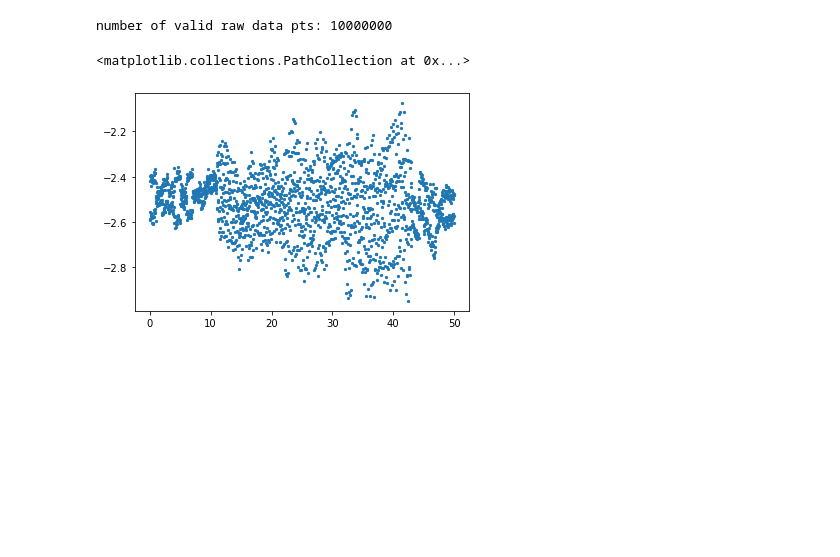
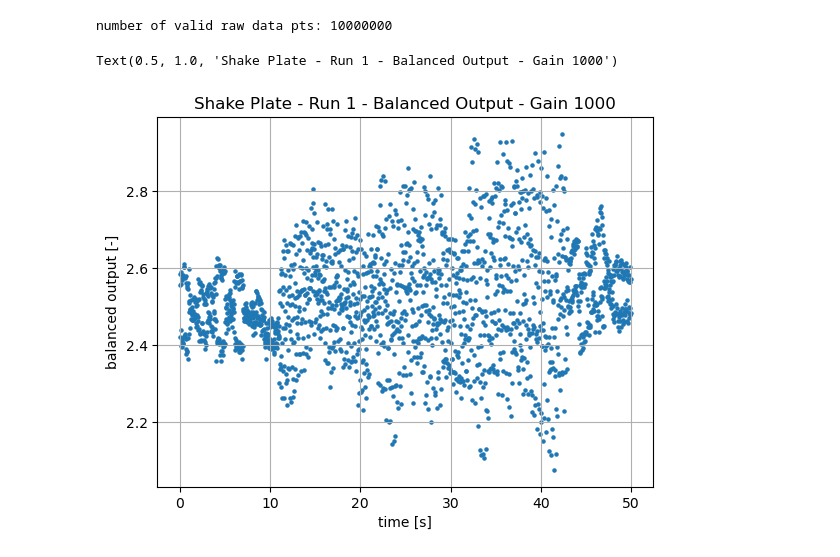
Before and after one commit to zzhou292/optic_sensing, a Jupyter notebook: new set/20230215-0005/process.ipynb, the cells around one changed output. Drawn from its saved outputs; the diff is of its cells as text; code cells hidden in the pictures; blank space fills up the shorter version.

Commit message:
Updated plots and processing for balanced output

```diff
--- a/new set/20230215-0005/process.ipynb
+++ b/new set/20230215-0005/process.ipynb
@@ -75,8 +75,12 @@ balance_avg = np.average(global_balance_arr_1.reshape(-1, n), axis=1)
 V1_avg = np.average(global_V1_arr_1.reshape(-1, n), axis=1)
 V2_avg = np.average(global_V2_arr_1.reshape(-1, n), axis=1)
 # %%
-# Plot balanced out
-plt.scatter(t_avg, balance_avg,s=5)
+# Plot raw balanced out
+plt.scatter(t_avg, abs(balance_avg),s=5)
+plt.grid("on")
+plt.xlabel("time [s]")
+plt.ylabel("balanced output [-]")
+plt.title("Shake Plate - Run 1 - Balanced Output - Gain 1000")
 # %% [output]
-<matplotlib.collections.PathCollection at 0x...>
+Text(0.5, 1.0, 'Shake Plate - Run 1 - Balanced Output - Gain 1000')
-[figure, old version]
+[figure, new version]
```
Also changed, not shown: parts of 4 cells of this notebook.
